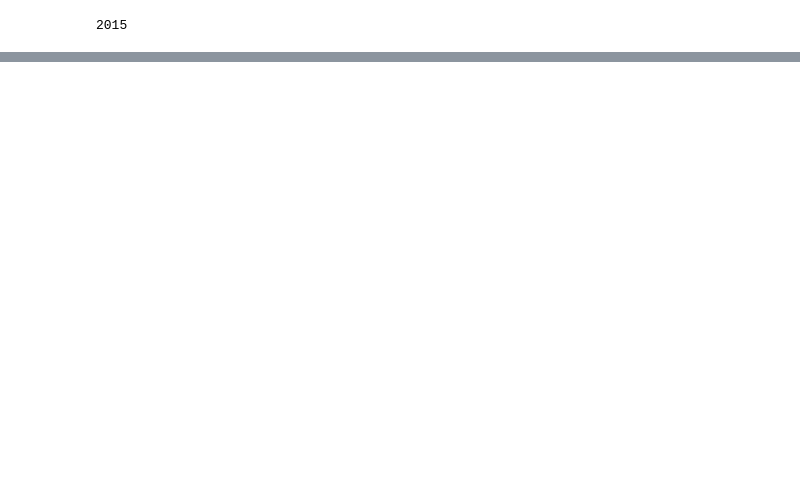
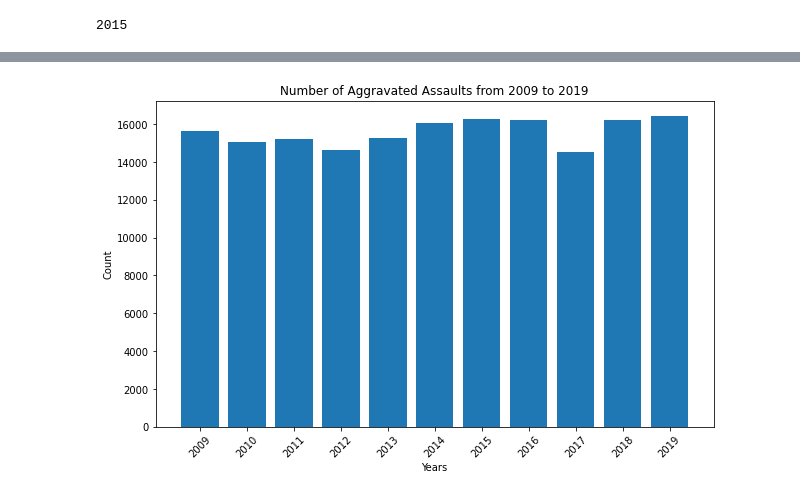
Before and after one commit to xb12mel/Project_1_FBI_Data, a Jupyter notebook: FBISummaryDataNational.ipynb, the cells around one changed output, grey strips where cells are left out. Drawn from its saved outputs; the diff is of its cells as text; code cells hidden in the pictures; blank space fills up the shorter version.

Commit message:
Adding new code to notebooks for data and visuals

```diff
--- a/FBISummaryDataNational.ipynb
+++ b/FBISummaryDataNational.ipynb
@@ -230,0 +183,4 @@ array([ 0,  1,  2,  3,  4,  5,  6,  7,  8,  9, 10, 11])
+# %%
+national_avg = []
+for x in sorted_list:
+    national_avg.append(x/50)
@@ -230,0 +201,11 @@ array([ 0,  1,  2,  3,  4,  5,  6,  7,  8,  9, 10, 11])
+# %%
+# Graphing info
+plt.figure(figsize=(10,6))
+plt.bar(nat_year, national_avg)
+plt.xticks(nat_year, rotation=45)
+plt.xlabel("Years")
+plt.ylabel("Count")
+plt.title("Number of Aggravated Assaults from 2009 to 2019")
+plt.show()
+# %% [output]
+[figure, added]
```
Also changed, not shown: parts of 11 cells of this notebook, 5 other files.
